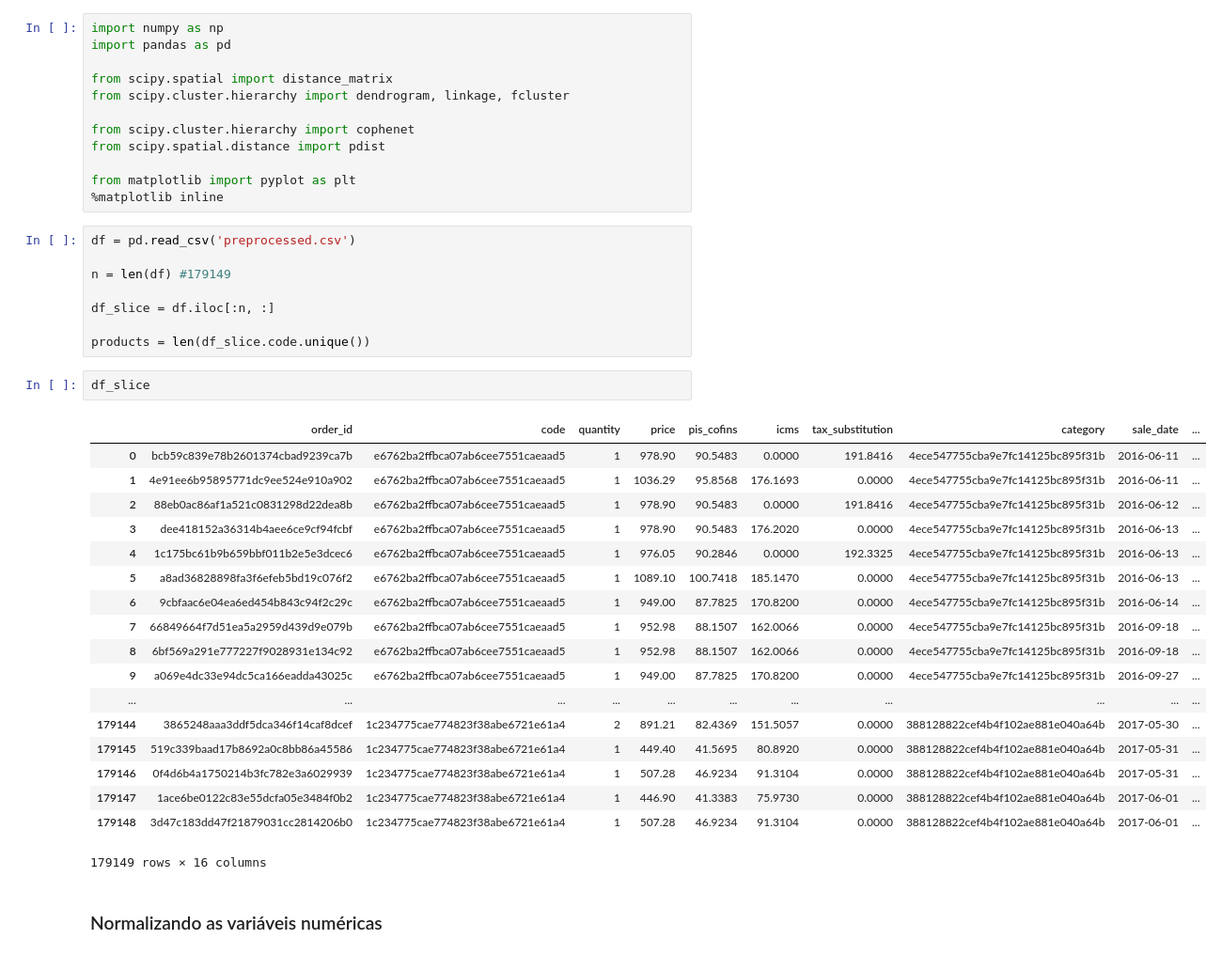
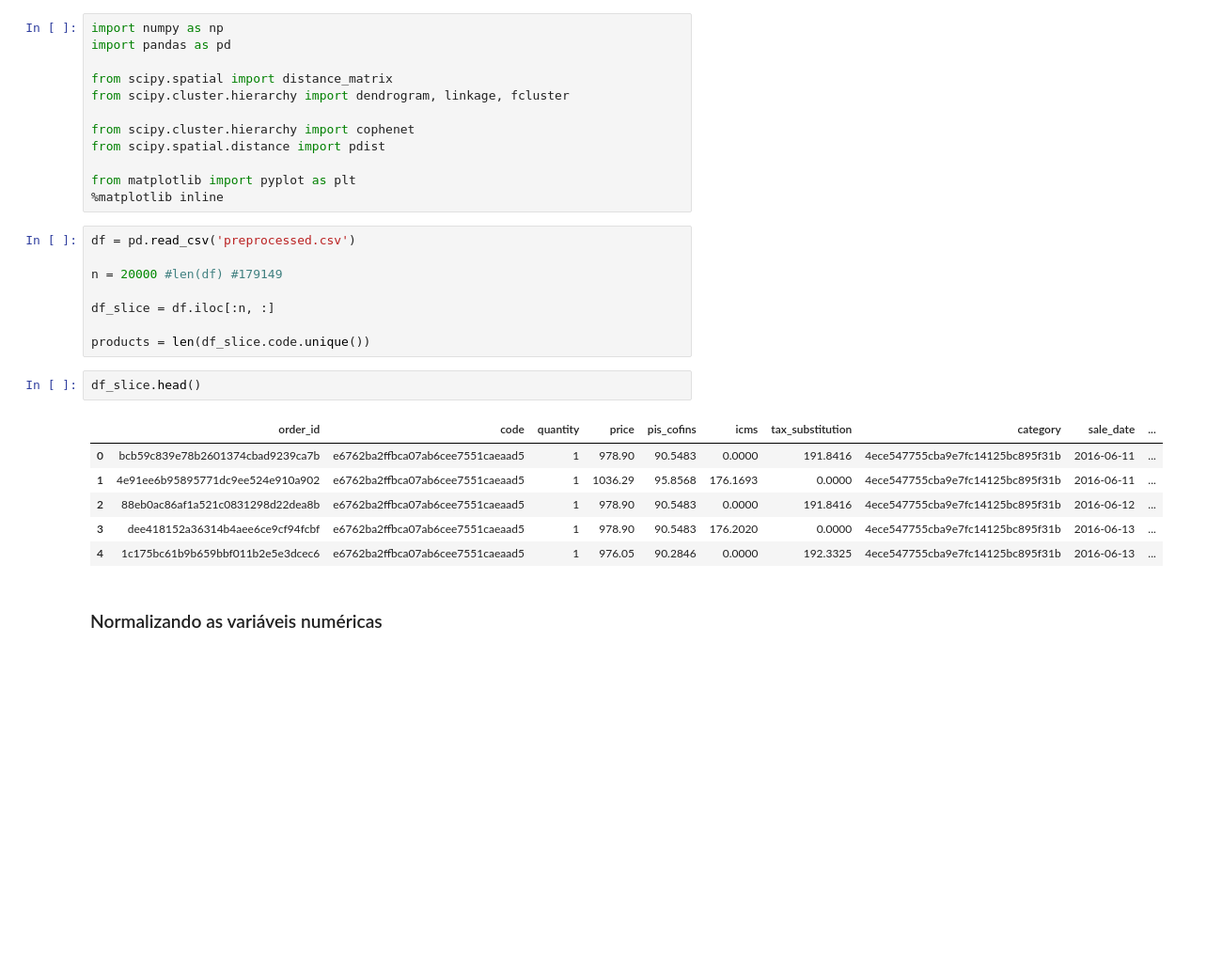
Before and after one commit to raphaelrrcoelho/luizalabs, a Jupyter notebook: 02. Agrupamento e Classificação.ipynb, the cells around one changed output. Shown at 94% size. Drawn from its saved outputs; the diff is of its cells as text; blank space fills up the shorter version.

Commit message:
change default size of data slice

```diff
--- a/02. Agrupamento e Classificação.ipynb
+++ b/02. Agrupamento e Classificação.ipynb
@@ -13,32 +13,20 @@ from matplotlib import pyplot as plt
 # %%
 df = pd.read_csv('preprocessed.csv')
 
-n = len(df) #179149
+n = 20000 #len(df) #179149
 
 df_slice = df.iloc[:n, :]
 
 products = len(df_slice.code.unique())
 # %%
-df_slice
+df_slice.head()
 # %% [output]
 |  | order_id | code | quantity | price | pis_cofins | icms | tax_substitution | category | sale_date | ... |
 | 0 | bcb59c839e78b2601374cbad9239ca7b | e6762ba2ffbca07ab6cee7551caeaad5 | 1 | 978.90 | 90.5483 | 0.0000 | 191.8416 | 4ece547755cba9e7fc14125bc895f31b | 2016-06-11 | ... |
 | 1 | 4e91ee6b95895771dc9ee524e910a902 | e6762ba2ffbca07ab6cee7551caeaad5 | 1 | 1036.29 | 95.8568 | 176.1693 | 0.0000 | 4ece547755cba9e7fc14125bc895f31b | 2016-06-11 | ... |
 | 2 | 88eb0ac86af1a521c0831298d22dea8b | e6762ba2ffbca07ab6cee7551caeaad5 | 1 | 978.90 | 90.5483 | 0.0000 | 191.8416 | 4ece547755cba9e7fc14125bc895f31b | 2016-06-12 | ... |
 | 3 | dee418152a36314b4aee6ce9cf94fcbf | e6762ba2ffbca07ab6cee7551caeaad5 | 1 | 978.90 | 90.5483 | 176.2020 | 0.0000 | 4ece547755cba9e7fc14125bc895f31b | 2016-06-13 | ... |
 | 4 | 1c175bc61b9b659bbf011b2e5e3dcec6 | e6762ba2ffbca07ab6cee7551caeaad5 | 1 | 976.05 | 90.2846 | 0.0000 | 192.3325 | 4ece547755cba9e7fc14125bc895f31b | 2016-06-13 | ... |
-| 5 | a8ad36828898fa3f6efeb5bd19c076f2 | e6762ba2ffbca07ab6cee7551caeaad5 | 1 | 1089.10 | 100.7418 | 185.1470 | 0.0000 | 4ece547755cba9e7fc14125bc895f31b | 2016-06-13 | ... |
-| 6 | 9cbfaac6e04ea6ed454b843c94f2c29c | e6762ba2ffbca07ab6cee7551caeaad5 | 1 | 949.00 | 87.7825 | 170.8200 | 0.0000 | 4ece547755cba9e7fc14125bc895f31b | 2016-06-14 | ... |
-| 7 | 66849664f7d51ea5a2959d439d9e079b | e6762ba2ffbca07ab6cee7551caeaad5 | 1 | 952.98 | 88.1507 | 162.0066 | 0.0000 | 4ece547755cba9e7fc14125bc895f31b | 2016-09-18 | ... |
-| 8 | 6bf569a291e777227f9028931e134c92 | e6762ba2ffbca07ab6cee7551caeaad5 | 1 | 952.98 | 88.1507 | 162.0066 | 0.0000 | 4ece547755cba9e7fc14125bc895f31b | 2016-09-18 | ... |
-| 9 | a069e4dc33e94dc5ca166eadda43025c | e6762ba2ffbca07ab6cee7551caeaad5 | 1 | 949.00 | 87.7825 | 170.8200 | 0.0000 | 4ece547755cba9e7fc14125bc895f31b | 2016-09-27 | ... |
-| ... | ... | ... | ... | ... | ... | ... | ... | ... | ... | ... |
-| 179144 | 3865248aaa3ddf5dca346f14caf8dcef | 1c234775cae774823f38abe6721e61a4 | 2 | 891.21 | 82.4369 | 151.5057 | 0.0000 | 388128822cef4b4f102ae881e040a64b | 2017-05-30 | ... |
-| 179145 | 519c339baad17b8692a0c8bb86a45586 | 1c234775cae774823f38abe6721e61a4 | 1 | 449.40 | 41.5695 | 80.8920 | 0.0000 | 388128822cef4b4f102ae881e040a64b | 2017-05-31 | ... |
-| 179146 | 0f4d6b4a1750214b3fc782e3a6029939 | 1c234775cae774823f38abe6721e61a4 | 1 | 507.28 | 46.9234 | 91.3104 | 0.0000 | 388128822cef4b4f102ae881e040a64b | 2017-05-31 | ... |
-| 179147 | 1ace6be0122c83e55dcfa05e3484f0b2 | 1c234775cae774823f38abe6721e61a4 | 1 | 446.90 | 41.3383 | 75.9730 | 0.0000 | 388128822cef4b4f102ae881e040a64b | 2017-06-01 | ... |
-| 179148 | 3d47c183dd47f21879031cc2814206b0 | 1c234775cae774823f38abe6721e61a4 | 1 | 507.28 | 46.9234 | 91.3104 | 0.0000 | 388128822cef4b4f102ae881e040a64b | 2017-06-01 | ... |
-179149 rows × 16 columns
 # %% [markdown]
 ### Normalizando as variáveis numéricas
 # %%
```
Also changed, not shown: parts of 7 cells of this notebook, 2 other files.
